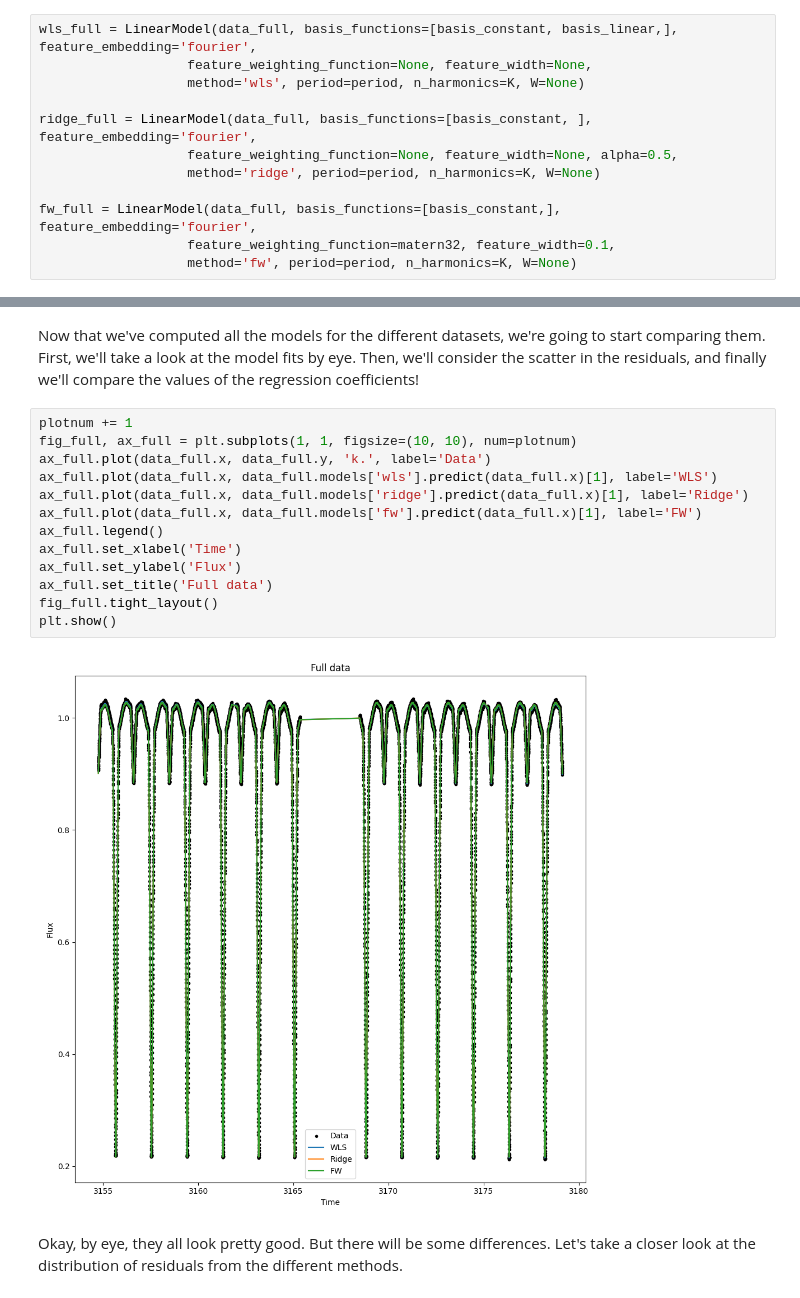
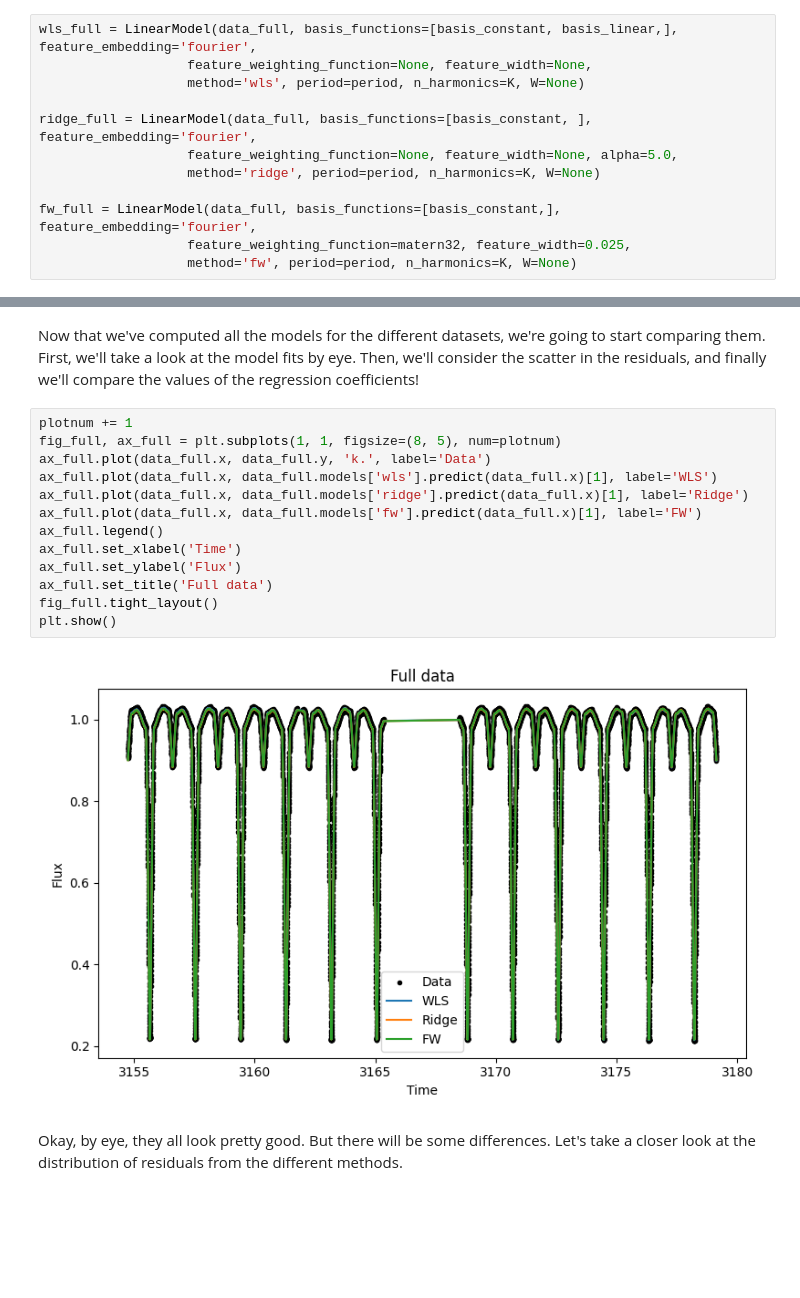
Before and after one commit to colej/puffins, a Jupyter notebook: notebooks/NB02_compare_solvers.ipynb, the cells around one changed output, grey strips where cells are left out. Drawn from its saved outputs; the diff is of its cells as text; blank space fills up the shorter version.

```diff
--- a/notebooks/NB02_compare_solvers.ipynb
+++ b/notebooks/NB02_compare_solvers.ipynb
@@ -68,11 +68,11 @@ wls_full = LinearModel(data_full, basis_functions=[basis_constant, basis_linear,
                    method='wls', period=period, n_harmonics=K, W=None)
 
 ridge_full = LinearModel(data_full, basis_functions=[basis_constant, ], feature_embedding='fourier',
-                   feature_weighting_function=None, feature_width=None, alpha=0.5,
+                   feature_weighting_function=None, feature_width=None, alpha=5.0,
                    method='ridge', period=period, n_harmonics=K, W=None)
 
 fw_full = LinearModel(data_full, basis_functions=[basis_constant,], feature_embedding='fourier',
-                   feature_weighting_function=matern32, feature_width=0.1,
+                   feature_weighting_function=matern32, feature_width=0.025,
                    method='fw', period=period, n_harmonics=K, W=None)
 # %%
 wls_full.set_X_train()
@@ -120,19 +98,19 @@ First, we'll take a look at the model fits by eye.
 Then, we'll consider the scatter in the residuals, and finally we'll compare the values of the regression coefficients!
 # %%
 plotnum += 1
-fig_full, ax_full = plt.subplots(1, 1, figsize=(10, 10), num=plotnum)
+fig_full, ax_full = plt.subplots(1, 1, figsize=(8, 5), num=plotnum)
 ax_full.plot(data_full.x, data_full.y, 'k.', label='Data')
 ax_full.plot(data_full.x, data_full.models['wls'].predict(data_full.x)[1], label='WLS')
 ax_full.plot(data_full.x, data_full.models['ridge'].predict(data_full.x)[1], label='Ridge')
 ax_full.plot(data_full.x, data_full.models['fw'].predict(data_full.x)[1], label='FW')
 ax_full.legend()
 ax_full.set_xlabel('Time')
 ax_full.set_ylabel('Flux')
 ax_full.set_title('Full data')
 fig_full.tight_layout()
 plt.show()
 # %% [output]
-[figure, old version]
+[figure, new version]
 # %% [markdown]
 Okay, by eye, they all look pretty good. But there will be some differences. Let's take a closer look at the distribution of residuals from the different methods.
 # %%
```
Also changed, not shown: parts of 34 cells of this notebook.
